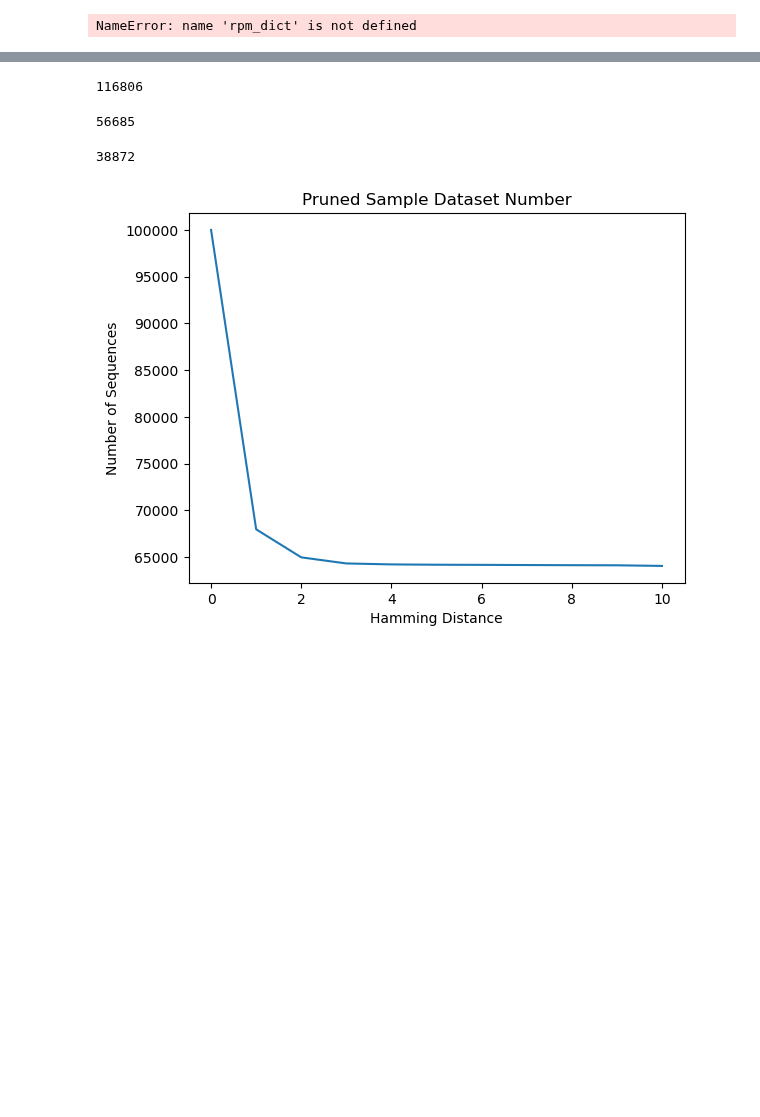
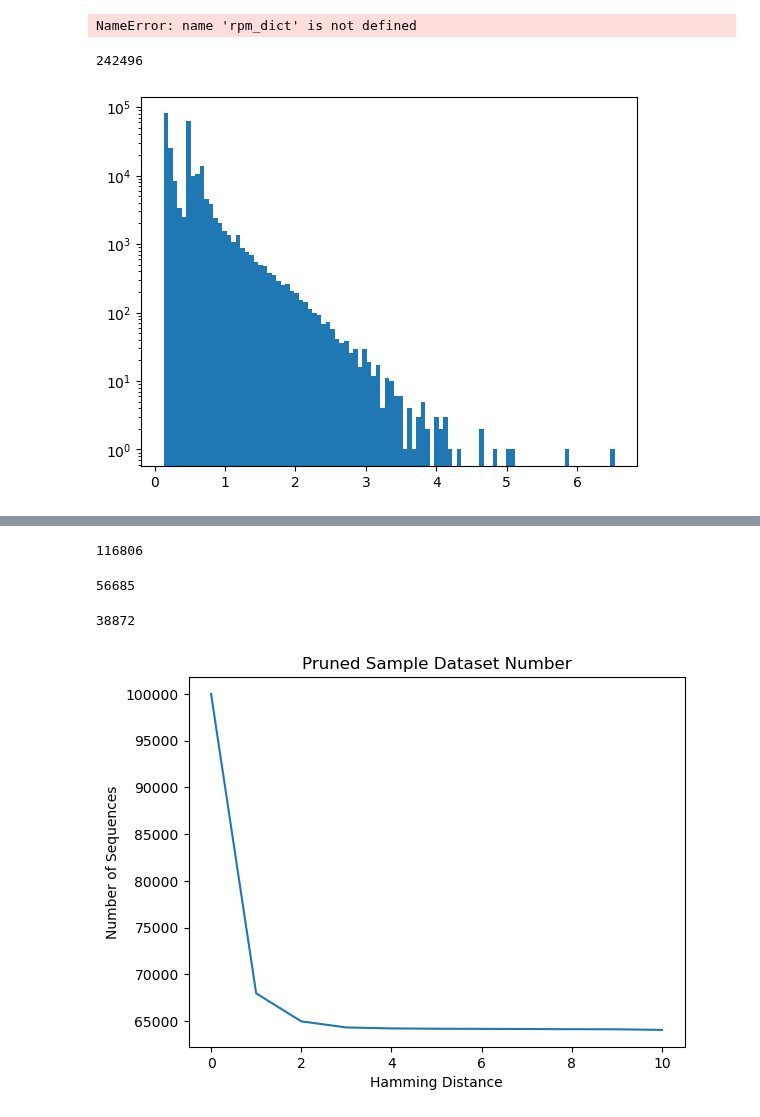
Before and after one commit to Jonahowns/phage_display_ML, a Jupyter notebook: datasets/exosome_dataset_prep_classifier.ipynb, the cells around one changed output, grey strips where cells are left out. Drawn from its saved outputs; the diff is of its cells as text; code cells hidden in the pictures; blank space fills up the shorter version.

```diff
--- a/datasets/exosome_dataset_prep_classifier.ipynb
+++ b/datasets/exosome_dataset_prep_classifier.ipynb
@@ -91,0 +92,4 @@ exo_pd = enrichment_averge(exo_pd, ["r2", "r3", "r4", "r5"], min_diff=1, max_dif
+# %%
+exo_pd.index.__len__()
+# %% [output]
+242496
@@ -91,0 +98,4 @@ exo_pd = enrichment_averge(exo_pd, ["r2", "r3", "r4", "r5"], min_diff=1, max_dif
+# %%
+dp.quick_hist(dp.log_scale(fold_vals, eps=1, base=10))
+# %% [output]
+[figure, added]
```
Also changed, not shown: parts of 31 cells of this notebook, 18 other files.
